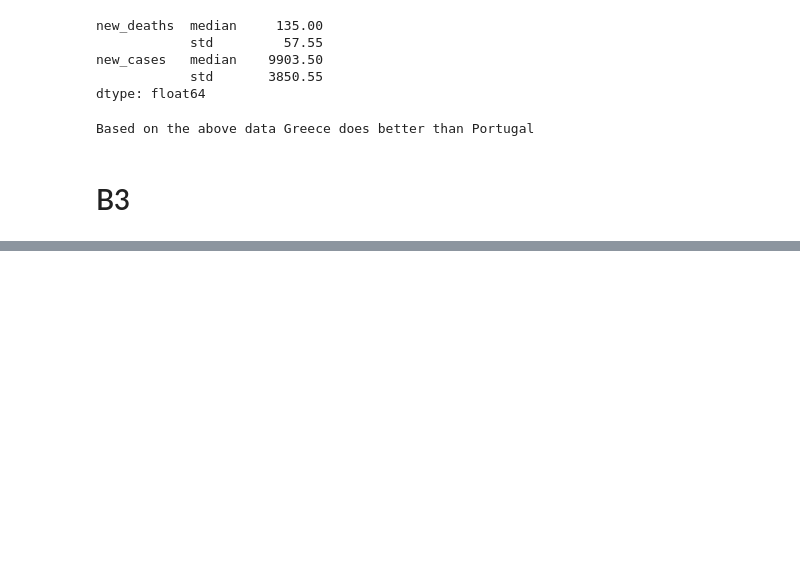
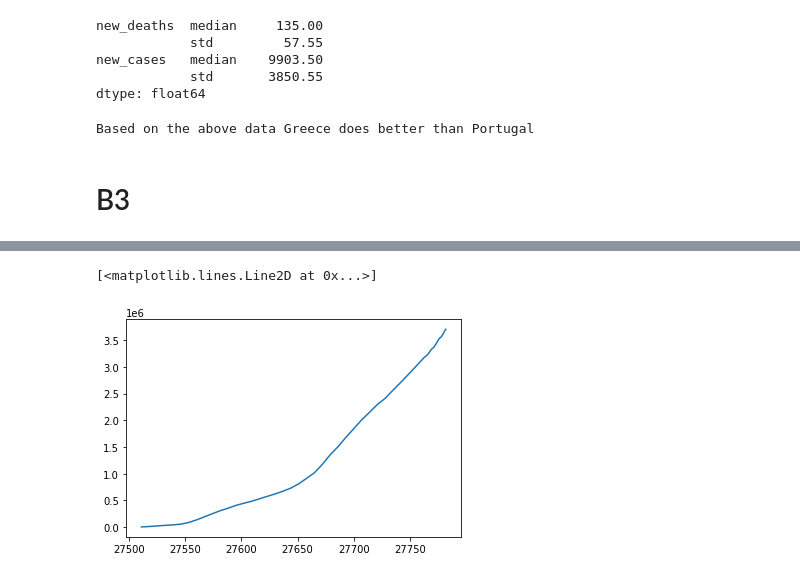
Before and after one commit to drknsblct/Covid_Data, a Jupyter notebook: covid.ipynb, the cells around one changed output, grey strips where cells are left out. Saved outputs shown, nothing was run; the diff lists cells and outputs as text; code cells hidden in the pictures; blank space fills up the shorter version.

```diff
--- a/covid.ipynb
+++ b/covid.ipynb
@@ -164,0 +158,5 @@ japan = df['location'] == 'Japan'
+# %%
+plt.plot(japan_total_tests)
+# %% [output]
+[<matplotlib.lines.Line2D at 0x...>]
+[figure, added]
```
Also changed, not shown: parts of 4 cells of this notebook.
